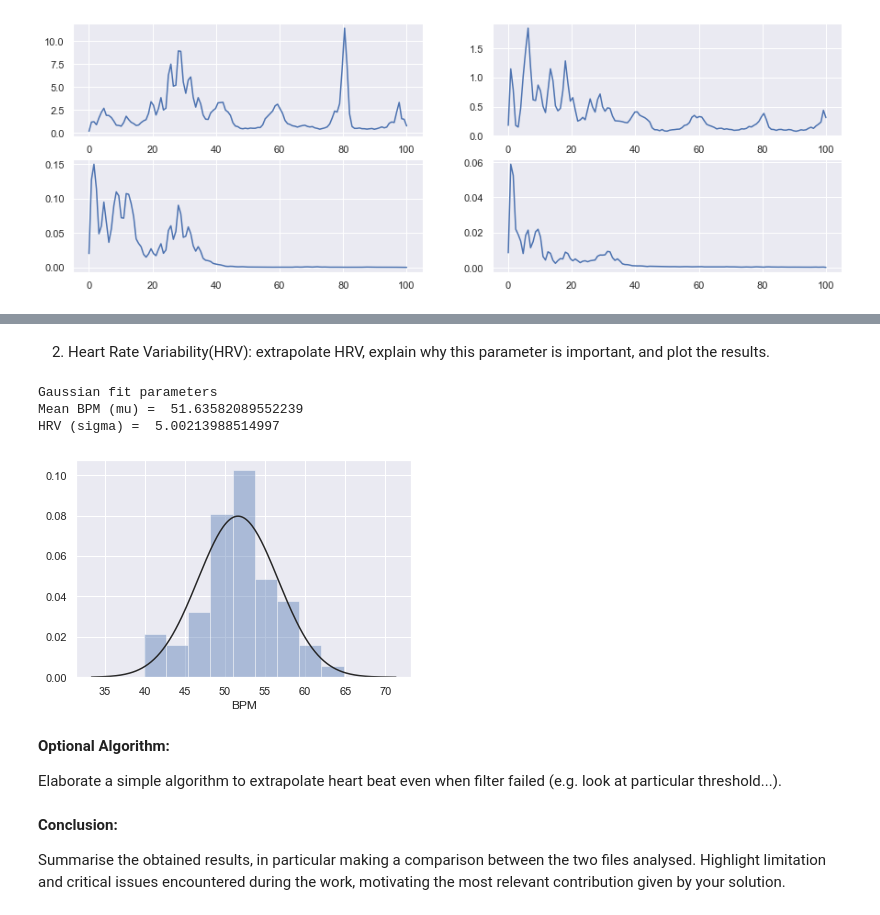
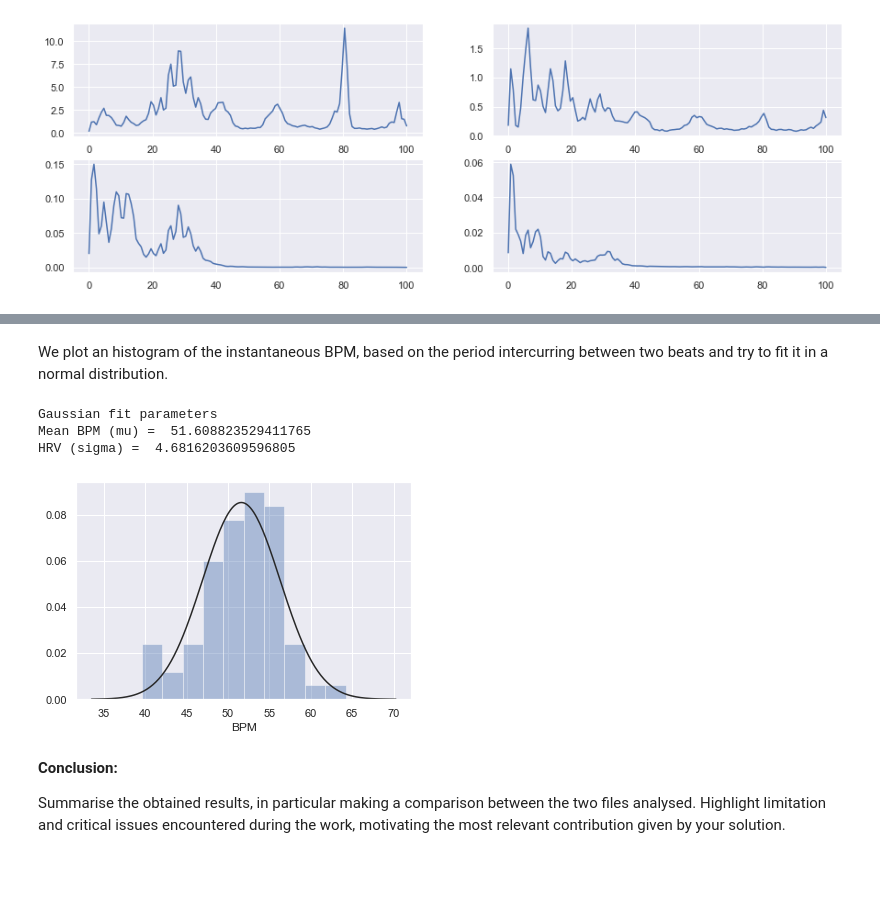
Before and after one commit to CrostaBot/HeartRateEstimation, a Jupyter notebook: SCG.ipynb, the cells around one changed output, grey strips where cells are left out. Saved outputs shown, nothing was run; the diff lists cells and outputs as text; code cells hidden in the pictures; blank space fills up the shorter version.

```diff
--- a/SCG.ipynb
+++ b/SCG.ipynb
@@ -406,9 +404,9 @@ Motivate your choice.
 # %%
 # Normalize
 selected = (PCA_gyro[0]-np.mean(PCA_gyro[0]))
-fs = 200
-lf = 40/60 #bmp to Hz
-hf = 120/60
+fs = freq
+lf = 40/60 #low band limit 40 bmp to Hz
+hf = 100/60  #high band limit 100 bmp to Hz
 # %%
 def fftfilt(x,lf,hf,fs):
     X = np.fft.rfft(x)
@@ -512,8 +477,4 @@ print(statistics.mean(peak_times)) #BPM = 60 / mean
 # %%
-#cerco i picchi (battiti)
 peaks_fft,_ = find_peaks(sig_filt_fft, height=0.2, threshold=None, distance=fs/hf, prominence=0.4, width=None, wlen=None, rel_height=0.5, plateau_size=None)
 peaks_butt,_ = find_peaks(sig_filt_butter, height=0.2, threshold=None, distance=fs/hf, prominence=0.4, width=None, wlen=None, rel_height=0.5, plateau_size=None)
-peaks_wavelet,_ = find_peaks(sig_filt_wavelet, height=0.2, threshold=None, distance=fs/hf, prominence=0.4, width=None, wlen=None, rel_height=0.5, plateau_size=None)
-print("mean BPM with FFT filt= ",len(peaks_fft)*60/(len(sig_filt_fft)/fs))
-print("mean BPM with butterworth filt= ",len(peaks_butt)*60/(len(sig_filt_butter)/fs))
-print("mean BPM with wavelet filt= ",len(peaks_wavelet)*60/(len(sig_filt_wavelet)/fs))
+peaks_wavelet,_ = find_peaks(np.abs(sig_filt_wavelet), height=0.7, threshold=None, distance=fs/hf, prominence=None, width=None, wlen=None, rel_height=None, plateau_size=None)
@@ -536,22 +514,18 @@ plt.xlim(9,20)
-# %% [markdown]
-2. Heart Rate Variability(HRV): extrapolate HRV, explain why this parameter is important, and plot the results.
+# %% [markdown]
+We plot an histogram of the instantaneous BPM, based on the period intercurring between two beats and try to fit it in a normal distribution.
 # %%
-beat_indexes = peaks_butt
-bpms = 60/freq*np.diff(beat_indexes)
+beat_indexes = peaks_wavelet
+bpms = 60/fs*np.diff(beat_indexes)
 sns.distplot(bpms,kde=False,axlabel= 'BPM',fit=stats.norm);
-(mu, sigma) = stats.norm.fit(bpms)
+param = stats.norm.fit(bpms)
 print("Gaussian fit parameters")
-print("Mean BPM (mu) = ",mu)
-print("HRV (sigma) = ",sigma)
+print("Mean BPM (mu) = ",stats.norm.mean(param[0],param[1]))
+print("HRV (sigma) = ",stats.norm.std(param[0],param[1]))
 # %% [output]
 Gaussian fit parameters
-Mean BPM (mu) =  51.63582089552239
-HRV (sigma) =  5.00213988514997
+Mean BPM (mu) =  51.608823529411765
+HRV (sigma) =  4.6816203609596805
-[figure, old version]
+[figure, new version]
-# %% [markdown]
-**Optional Algorithm:**
-
-Elaborate a simple algorithm to extrapolate heart beat even when filter failed (e.g. look at particular threshold...).
 # %% [markdown]
 **Conclusion:**
 
```
Also changed, not shown: parts of 18 cells of this notebook.
